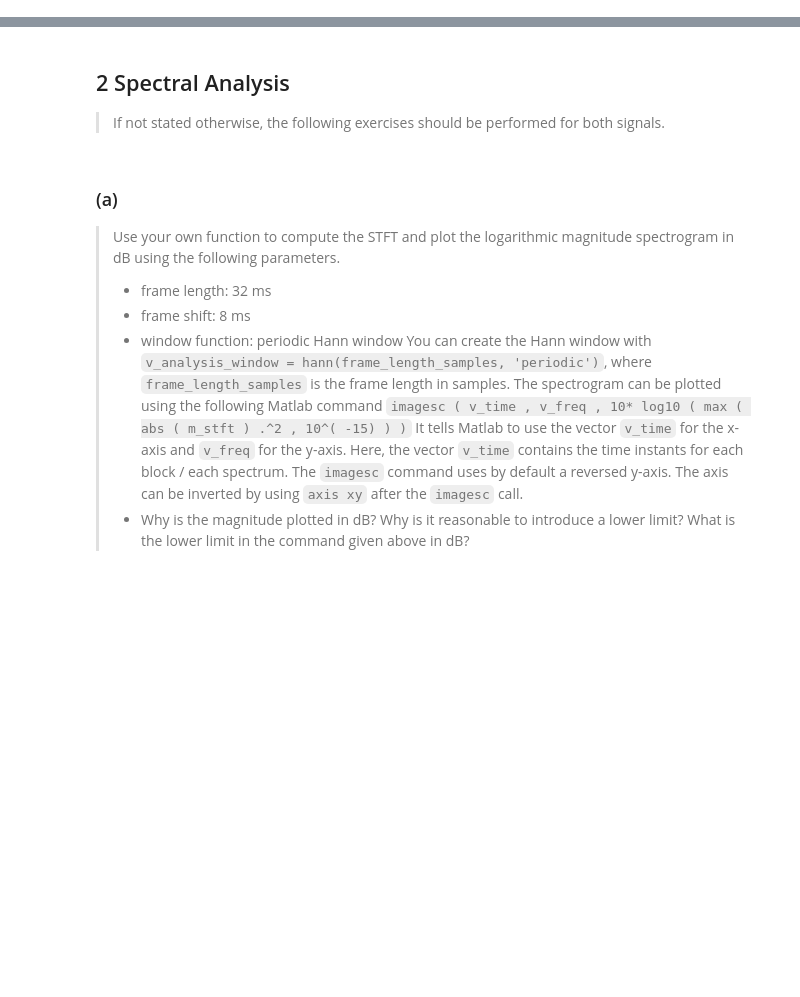
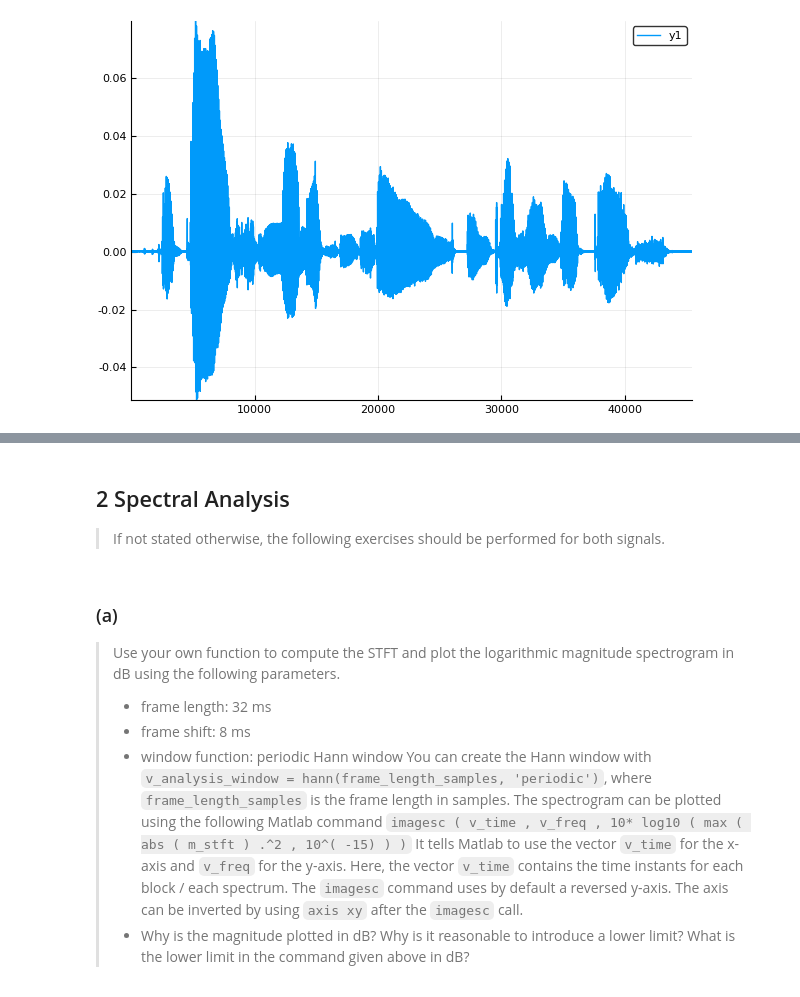
Before and after one commit to klauszi/SSP, a Jupyter notebook: Exercise2/Abgabe2.ipynb, the cells around one changed output, grey strips where cells are left out. Drawn from its saved outputs; the diff is of its cells as text; code cells hidden in the pictures; blank space fills up the shorter version.

```diff
--- a/Exercise2/Abgabe2.ipynb
+++ b/Exercise2/Abgabe2.ipynb
@@ -40,0 +61,4 @@ function header of the copied version as follows:
+# %%
+plot(s)
+# %% [output]
+[figure, added]
```
Also changed, not shown: parts of 11 cells of this notebook, 9 other files.
